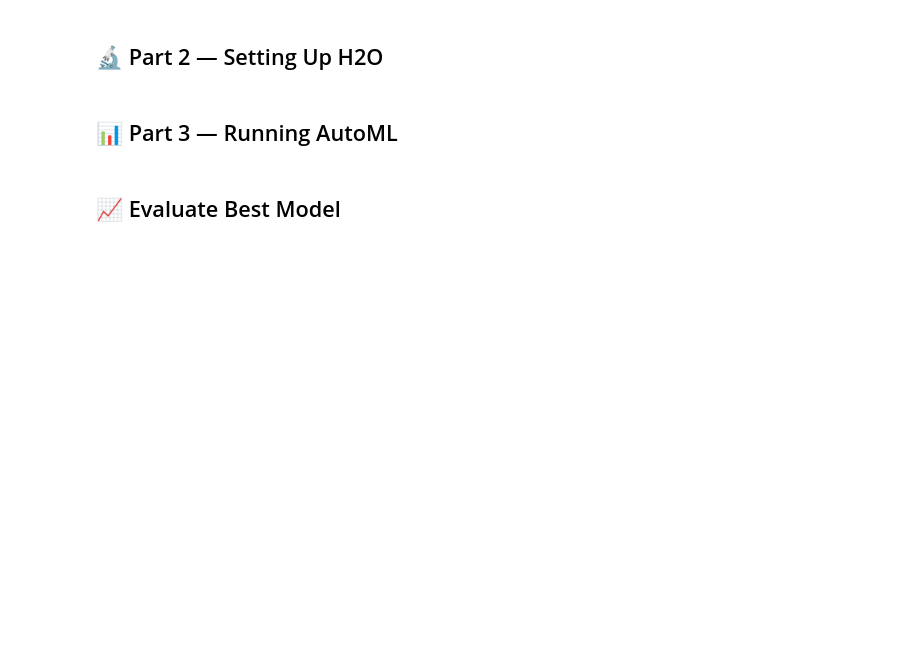
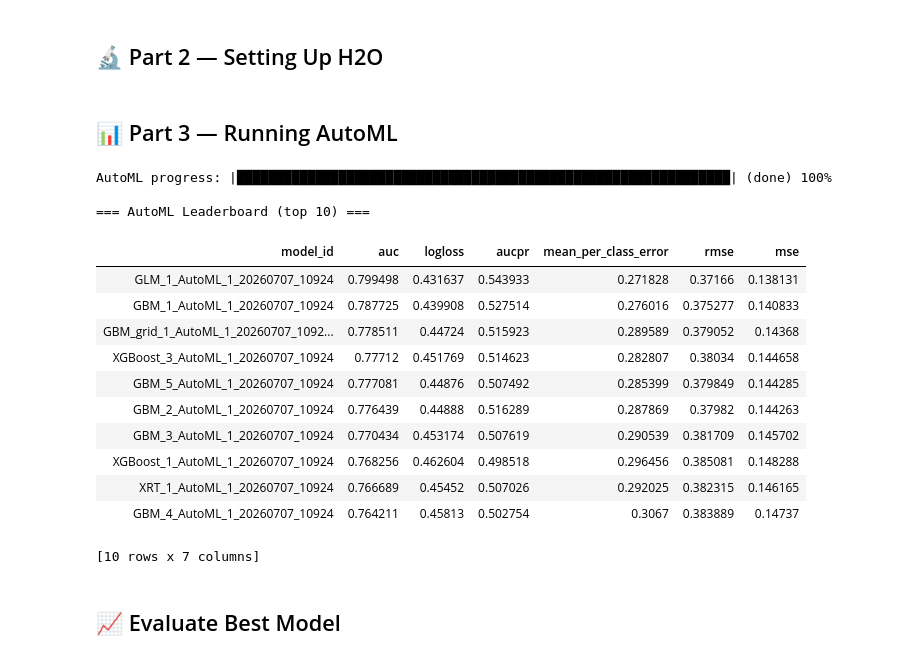
Before and after one commit to ladataanalytics/pattern-recognition-notebooks, a Jupyter notebook: notebooks/h2o-automl.ipynb, the cells around one changed output. Cells and saved outputs as stored; diff of their text form; code cells hidden in the pictures; blank space fills up the shorter version.

```diff
--- a/notebooks/h2o-automl.ipynb
+++ b/notebooks/h2o-automl.ipynb
@@ -154,21 +160,37 @@ print(f"Predictors: {predictors}")
 # %%
 # Run AutoML
 # max_models=15 trains up to 15 models (increase for better results, takes longer)
 # seed ensures reproducibility
 aml = H2OAutoML(
     max_models=15,
     seed=42,
     max_runtime_secs=120,   # 2-minute cap — increase for larger datasets
     sort_metric='AUC',
-    include_algos=['GBM','XGBoost','RandomForest','GLM','StackedEnsemble']
+    include_algos=['GBM','XGBoost','DRF','GLM']
 )
 
 aml.train(x=predictors, y=target, training_frame=train)
 
 # View leaderboard — ranked by AUC
 lb = aml.leaderboard
 print("\n=== AutoML Leaderboard (top 10) ===")
 lb.head(rows=10)
+# %% [output]
+AutoML progress: |███████████████████████████████████████████████████████████████| (done) 100%
+
+=== AutoML Leaderboard (top 10) ===
+| model_id | auc | logloss | aucpr | mean_per_class_error | rmse | mse |
+| GLM_1_AutoML_1_20260707_10924 | 0.799498 | 0.431637 | 0.543933 | 0.271828 | 0.37166 | 0.138131 |
+| GBM_1_AutoML_1_20260707_10924 | 0.787725 | 0.439908 | 0.527514 | 0.276016 | 0.375277 | 0.140833 |
+| GBM_grid_1_AutoML_1_20260707_1092... | 0.778511 | 0.44724 | 0.515923 | 0.289589 | 0.379052 | 0.14368 |
+| XGBoost_3_AutoML_1_20260707_10924 | 0.77712 | 0.451769 | 0.514623 | 0.282807 | 0.38034 | 0.144658 |
+| GBM_5_AutoML_1_20260707_10924 | 0.777081 | 0.44876 | 0.507492 | 0.285399 | 0.379849 | 0.144285 |
+| GBM_2_AutoML_1_20260707_10924 | 0.776439 | 0.44888 | 0.516289 | 0.287869 | 0.37982 | 0.144263 |
+| GBM_3_AutoML_1_20260707_10924 | 0.770434 | 0.453174 | 0.507619 | 0.290539 | 0.381709 | 0.145702 |
+| XGBoost_1_AutoML_1_20260707_10924 | 0.768256 | 0.462604 | 0.498518 | 0.296456 | 0.385081 | 0.148288 |
+| XRT_1_AutoML_1_20260707_10924 | 0.766689 | 0.45452 | 0.507026 | 0.292025 | 0.382315 | 0.146165 |
+| GBM_4_AutoML_1_20260707_10924 | 0.764211 | 0.45813 | 0.502754 | 0.3067 | 0.383889 | 0.14737 |
+[10 rows x 7 columns]
 # %% [markdown]
 ## 📈 Evaluate Best Model
 # %% [markdown]
```
Also changed, not shown: parts of 11 cells of this notebook.
